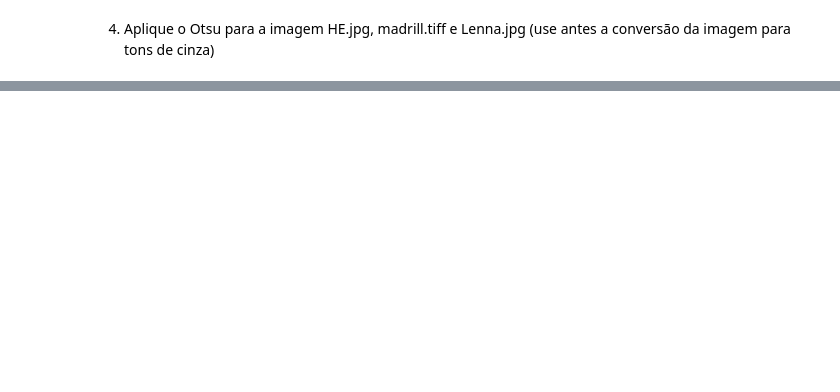
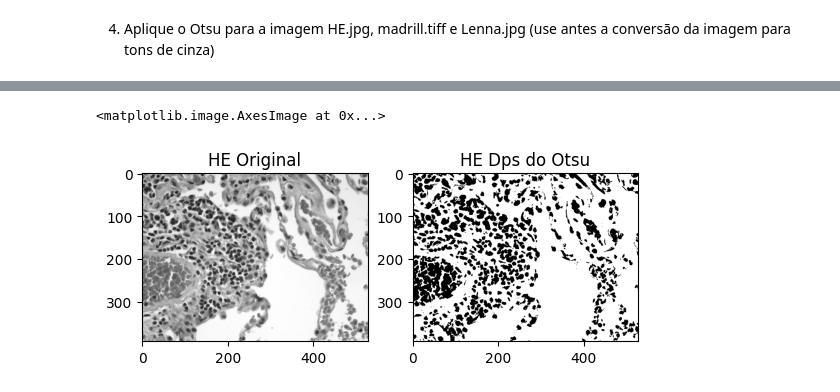
Before and after one commit to BerZeNot/gsi058_t1_paulo.gg, a Jupyter notebook: Lab06 - Thresholding/lab06.ipynb, the cells around one changed output, grey strips where cells are left out. Drawn from its saved outputs; the diff is of its cells as text; code cells hidden in the pictures; blank space fills up the shorter version.

```diff
--- a/Lab06 - Thresholding/lab06.ipynb
+++ b/Lab06 - Thresholding/lab06.ipynb
@@ -176,0 +256,15 @@ plt.imshow(img1, cmap='gray', vmin=0, vmax=255);
+# %%
+he = cv2.imread("HE.jpg", cv2.IMREAD_GRAYSCALE)
+
+heOut = otsuThr(he)
+
+plt.subplot(1,2,1)
+plt.title("HE Original")
+plt.imshow(he, cmap='gray', vmin=0, vmax=255)
+
+plt.subplot(1,2,2)
+plt.title("HE Dps do Otsu")
+plt.imshow(heOut, cmap='gray', vmin=0, vmax=255)
+# %% [output]
+<matplotlib.image.AxesImage at 0x...>
+[figure, added]
```
Also changed, not shown: parts of 8 cells of this notebook.
